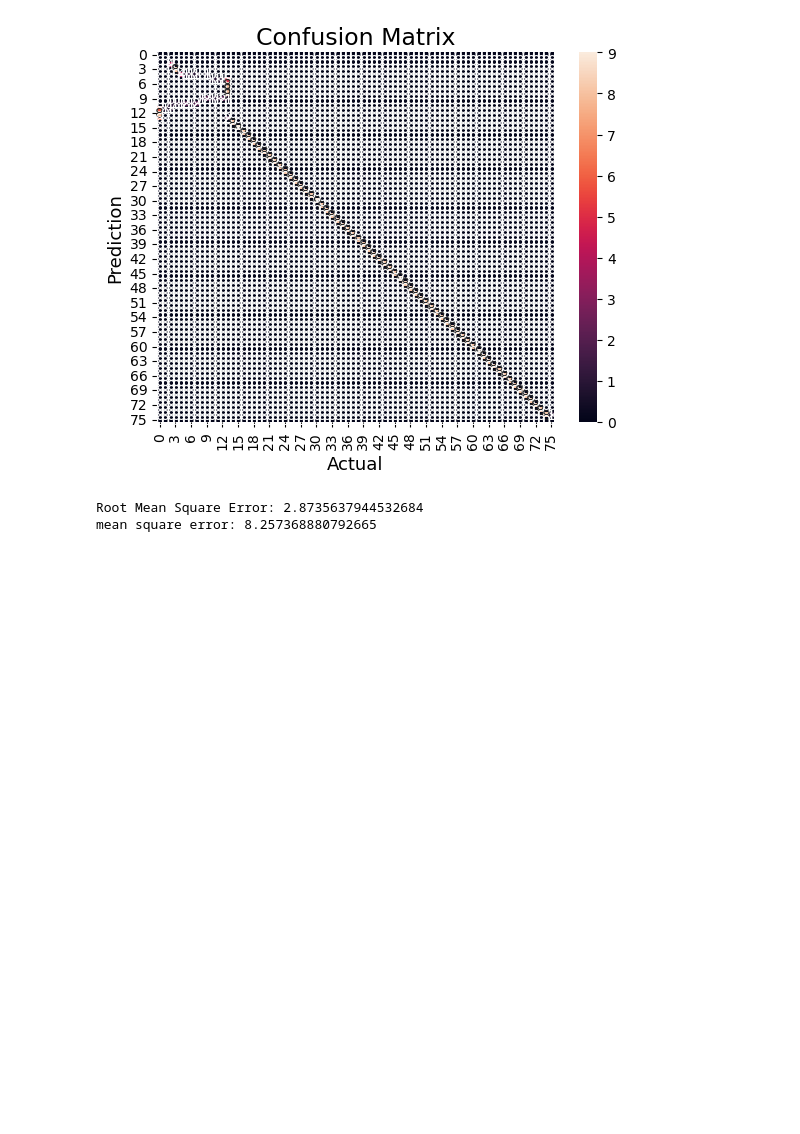
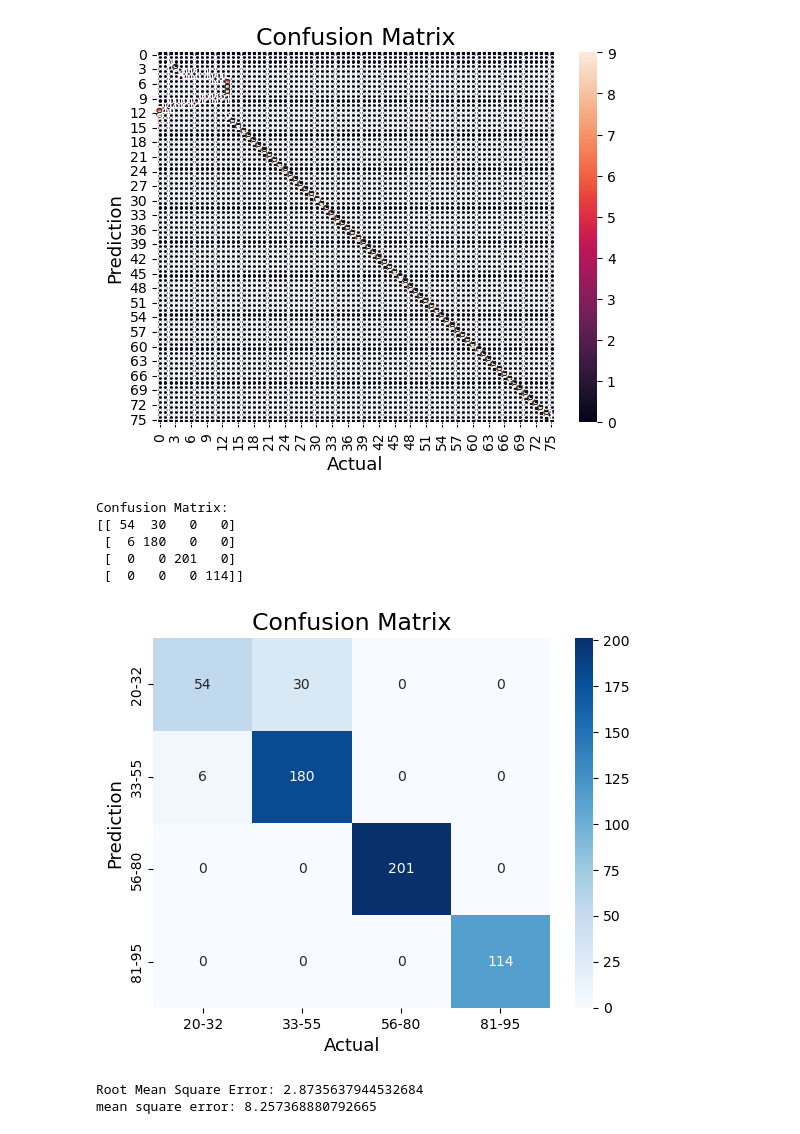
Before and after one commit to Biancaa-R/Humidity-sensors-reading-prediction-and-Incubator-parameters-determination, a Jupyter notebook: humidity from resistance/rh_from_r.ipynb, the cells around one changed output. Cells and saved outputs as stored; diff of their text form; code cells hidden in the pictures; blank space fills up the shorter version.

```diff
--- a/humidity from resistance/rh_from_r.ipynb
+++ b/humidity from resistance/rh_from_r.ipynb
@@ -141,6 +141,44 @@ plt.title('Confusion Matrix',fontsize=17)
 plt.show()
 # %% [output]
 [figure]
+# %%
+import numpy as np
+from sklearn.metrics import confusion_matrix
+
+true_labels=l
+predicted_labels=m
+# Convert decimal values to discrete classes (e.g., using thresholds)
+thresholds = [20,33,56,81]
+true_classes = np.digitize(true_labels, thresholds)
+predicted_classes = np.digitize(predicted_labels, thresholds)
+
+# Calculate confusion matrix
+cm = confusion_matrix(true_classes, predicted_classes, labels=[1, 2, 3, 4])
+
+print("Confusion Matrix:")
+print(cm)
+
+class_labels=["20-32","33-55","56-80","81-95"]
+
+import seaborn as sns
+import matplotlib.pyplot as plt
+sns.heatmap(cm,
+            cmap="Blues",
+            annot=True,
+            fmt='g',
+            xticklabels=class_labels,
+            yticklabels=class_labels)
+plt.ylabel('Prediction',fontsize=13)
+plt.xlabel('Actual',fontsize=13)
+plt.title('Confusion Matrix',fontsize=17)
+plt.show()
+# %% [output]
+Confusion Matrix:
+[[ 54  30   0   0]
+ [  6 180   0   0]
+ [  0   0 201   0]
+ [  0   0   0 114]]
+[figure, added]
 # %%
 #Root mean square error:
 import numpy as np
```
